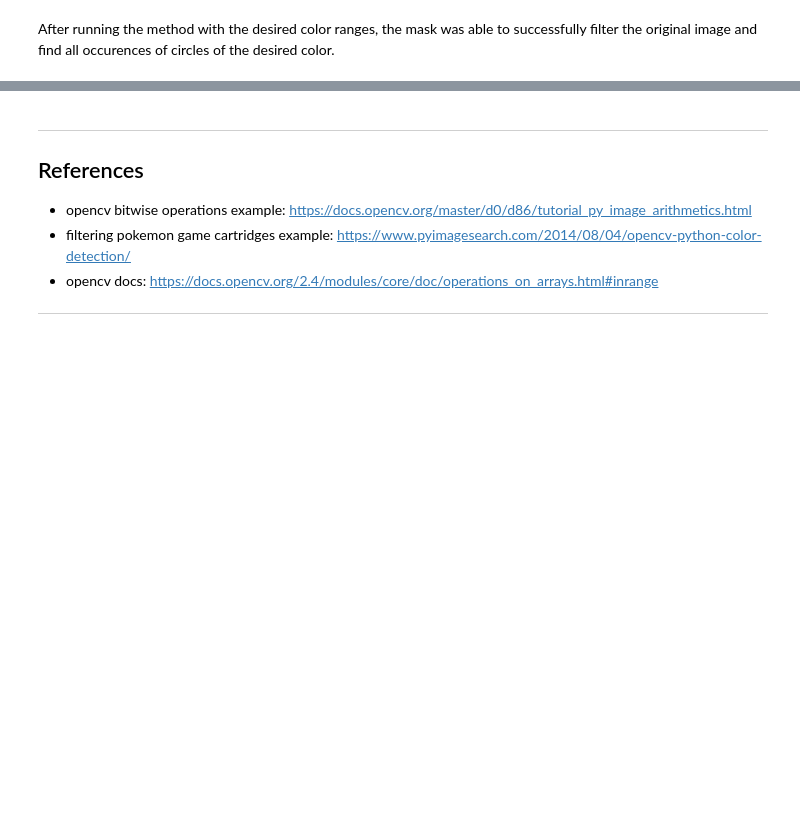
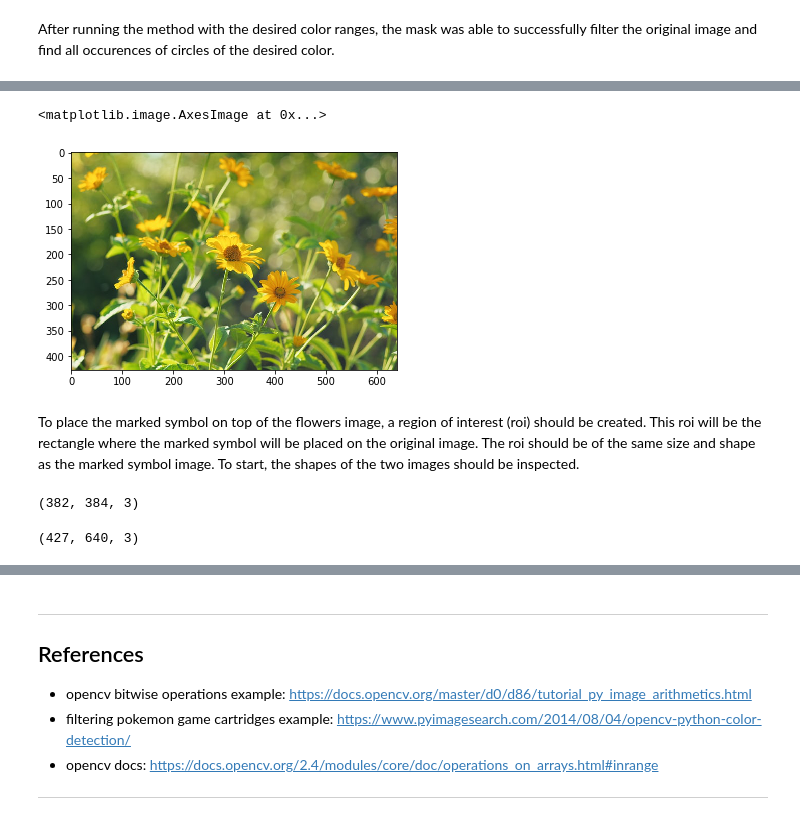
Before and after one commit to EthanWadsworth/TR_CV_Notes, a Jupyter notebook: Basic_Masking.ipynb, the cells around one changed output, grey strips where cells are left out. Saved outputs shown, nothing was run; the diff lists cells and outputs as text; code cells hidden in the pictures; blank space fills up the shorter version.

```diff
--- a/Basic_Masking.ipynb
+++ b/Basic_Masking.ipynb
@@ -71,0 +84,15 @@ After running the method with the desired color ranges, the mask was able to suc
+# %%
+plt.imshow(flowers)
+# %% [output]
+<matplotlib.image.AxesImage at 0x...>
+[figure, added]
+# %% [markdown]
+To place the marked symbol on top of the flowers image, a region of interest (roi) should be created. This roi will be the rectangle where the marked symbol will be placed on the original image. The roi should be of the same size and shape as the marked symbol image. To start, the shapes of the two images should be inspected.
+# %%
+marked_symbol.shape
+# %% [output]
+(382, 384, 3)
+# %%
+flowers.shape
+# %% [output]
+(427, 640, 3)
```
Also changed, not shown: parts of 15 cells of this notebook.
